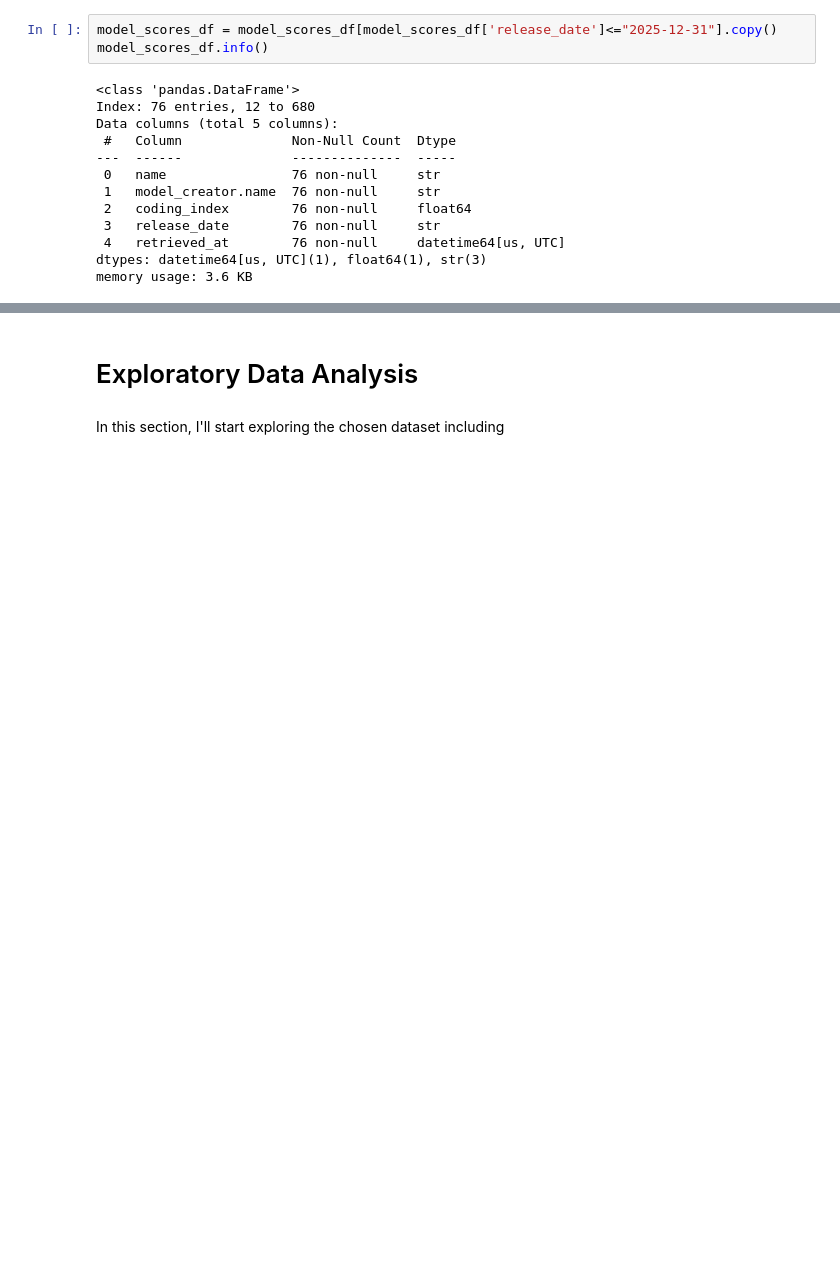
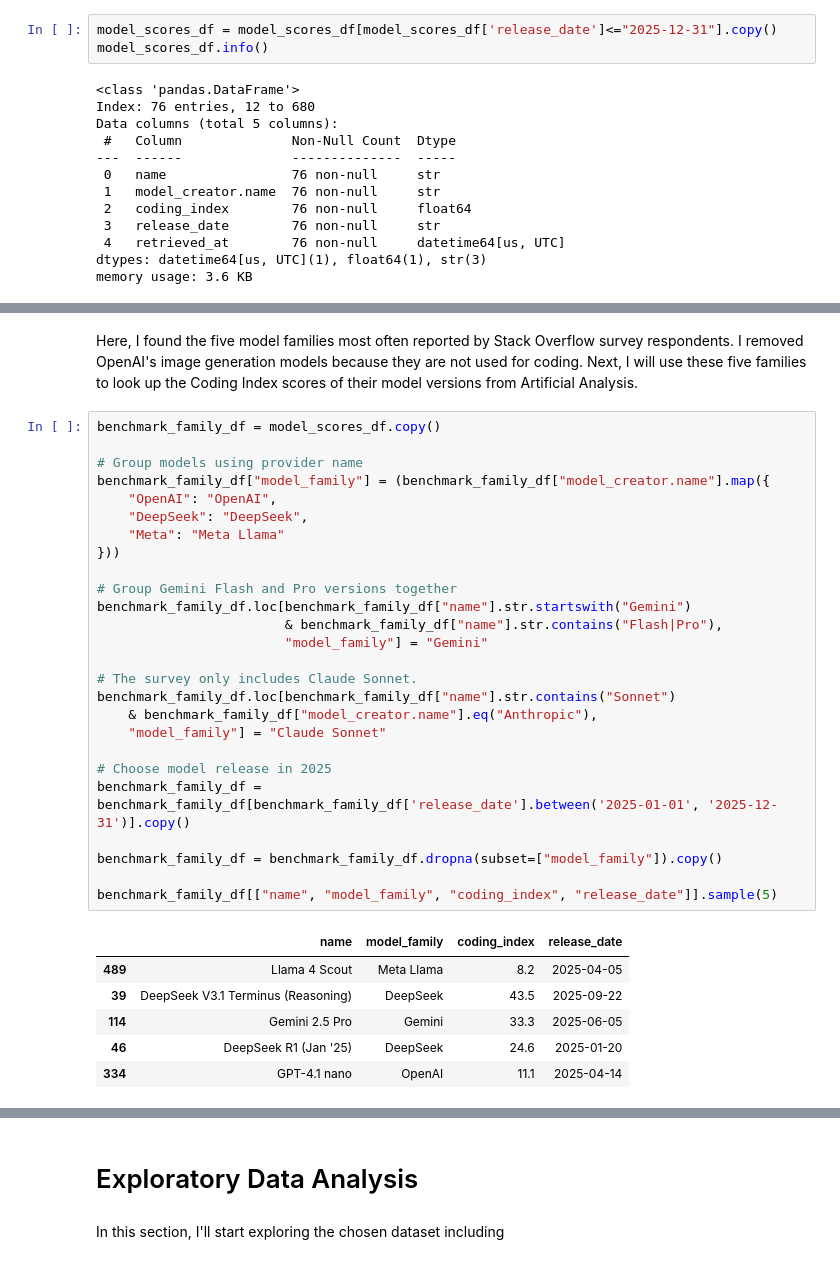
Before and after one commit to IT4063C-Fall2026/data-tech-analytics-final-project-canhkhoqua, a Jupyter notebook: source.ipynb, the cells around one changed output, grey strips where cells are left out. Cells and saved outputs as stored; diff of their text form; blank space fills up the shorter version.

```diff
--- a/source.ipynb
+++ b/source.ipynb
@@ -509,0 +574,35 @@ memory usage: 3.6 KB
+# %% [markdown]
+Here, I found the five model families most often reported by Stack Overflow survey respondents. I removed OpenAI's image generation models because they are not used for coding. Next, I will use these five families to look up the Coding Index scores of their model versions from Artificial Analysis.
+# %%
+benchmark_family_df = model_scores_df.copy()
+
+# Group models using provider name
+benchmark_family_df["model_family"] = (benchmark_family_df["model_creator.name"].map({
+    "OpenAI": "OpenAI",
+    "DeepSeek": "DeepSeek",
+    "Meta": "Meta Llama"
+}))
+
+# Group Gemini Flash and Pro versions together
+benchmark_family_df.loc[benchmark_family_df["name"].str.startswith("Gemini")
+                        & benchmark_family_df["name"].str.contains("Flash|Pro"),
+                        "model_family"] = "Gemini"
+
+# The survey only includes Claude Sonnet.
+benchmark_family_df.loc[benchmark_family_df["name"].str.contains("Sonnet")
+    & benchmark_family_df["model_creator.name"].eq("Anthropic"),
+    "model_family"] = "Claude Sonnet"
+
+# Choose model release in 2025
+benchmark_family_df = benchmark_family_df[benchmark_family_df['release_date'].between('2025-01-01', '2025-12-31')].copy()
+
+benchmark_family_df = benchmark_family_df.dropna(subset=["model_family"]).copy()
+
+benchmark_family_df[["name", "model_family", "coding_index", "release_date"]].sample(5)
+# %% [output]
+|  | name | model_family | coding_index | release_date |
+| 489 | Llama 4 Scout | Meta Llama | 8.2 | 2025-04-05 |
+| 39 | DeepSeek V3.1 Terminus (Reasoning) | DeepSeek | 43.5 | 2025-09-22 |
+| 114 | Gemini 2.5 Pro | Gemini | 33.3 | 2025-06-05 |
+| 46 | DeepSeek R1 (Jan '25) | DeepSeek | 24.6 | 2025-01-20 |
+| 334 | GPT-4.1 nano | OpenAI | 11.1 | 2025-04-14 |
```
Also changed, not shown: parts of 6 cells of this notebook.
